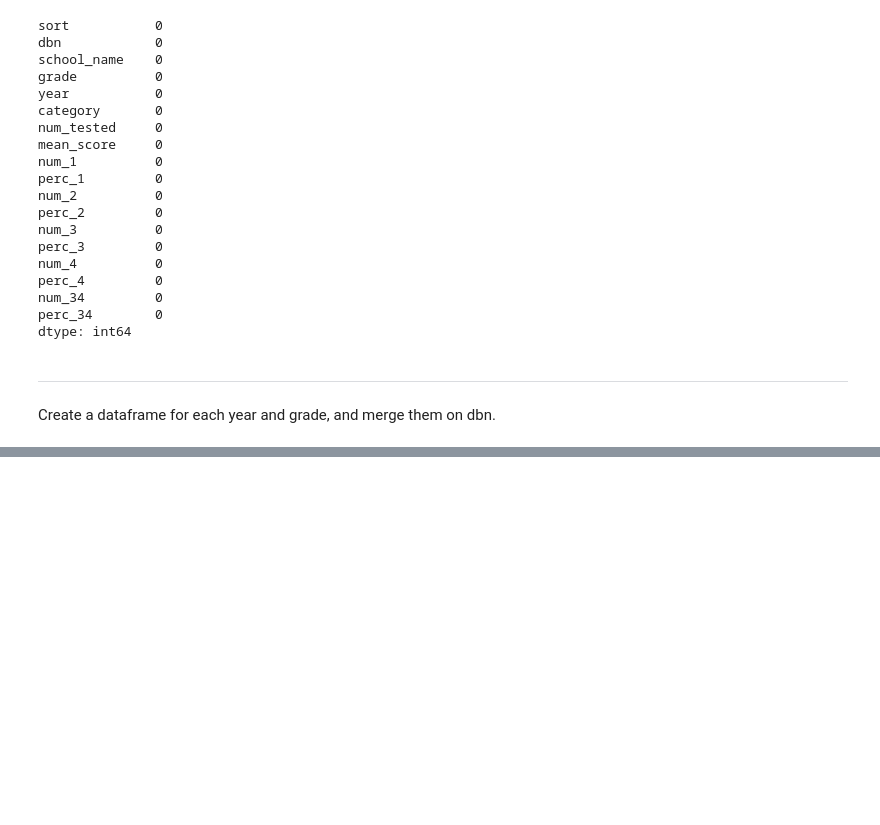
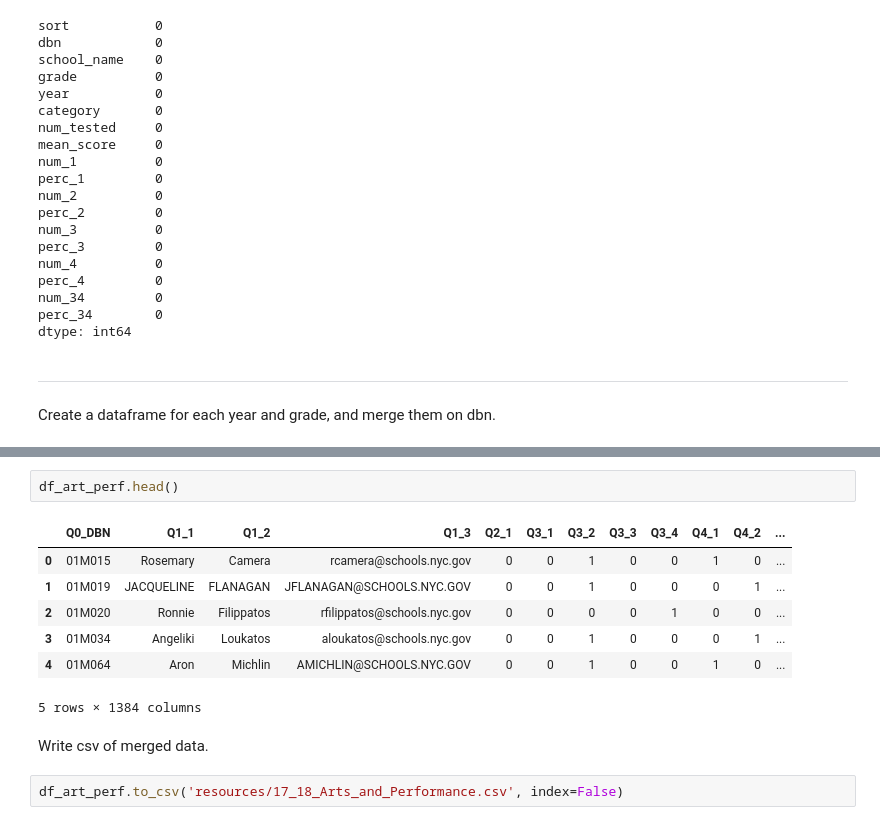
Before and after one commit to Ecboxer/art_education, a Jupyter notebook: performance.ipynb, the cells around one changed output, grey strips where cells are left out. Cells and saved outputs as stored; diff of their text form; blank space fills up the shorter version.

```diff
--- a/performance.ipynb
+++ b/performance.ipynb
@@ -82,0 +99,14 @@ df_merged.head()
+# %%
+df_art_perf.head()
+# %% [output]
+|  | Q0_DBN | Q1_1 | Q1_2 | Q1_3 | Q2_1 | Q3_1 | Q3_2 | Q3_3 | Q3_4 | Q4_1 | Q4_2 | ... |
+| 0 | 01M015 | Rosemary | Camera | rcamera@schools.nyc.gov | 0 | 0 | 1 | 0 | 0 | 1 | 0 | ... |
+| 1 | 01M019 | JACQUELINE | FLANAGAN | JFLANAGAN@SCHOOLS.NYC.GOV | 0 | 0 | 1 | 0 | 0 | 0 | 1 | ... |
+| 2 | 01M020 | Ronnie | Filippatos | rfilippatos@schools.nyc.gov | 0 | 0 | 0 | 0 | 1 | 0 | 0 | ... |
+| 3 | 01M034 | Angeliki | Loukatos | aloukatos@schools.nyc.gov | 0 | 0 | 1 | 0 | 0 | 0 | 1 | ... |
+| 4 | 01M064 | Aron | Michlin | AMICHLIN@SCHOOLS.NYC.GOV | 0 | 0 | 1 | 0 | 0 | 1 | 0 | ... |
+5 rows × 1384 columns
+# %% [markdown]
+Write csv of merged data.
+# %%
+df_art_perf.to_csv('resources/17_18_Arts_and_Performance.csv', index=False)
```
Also changed, not shown: parts of 4 cells of this notebook, 1 other file.
